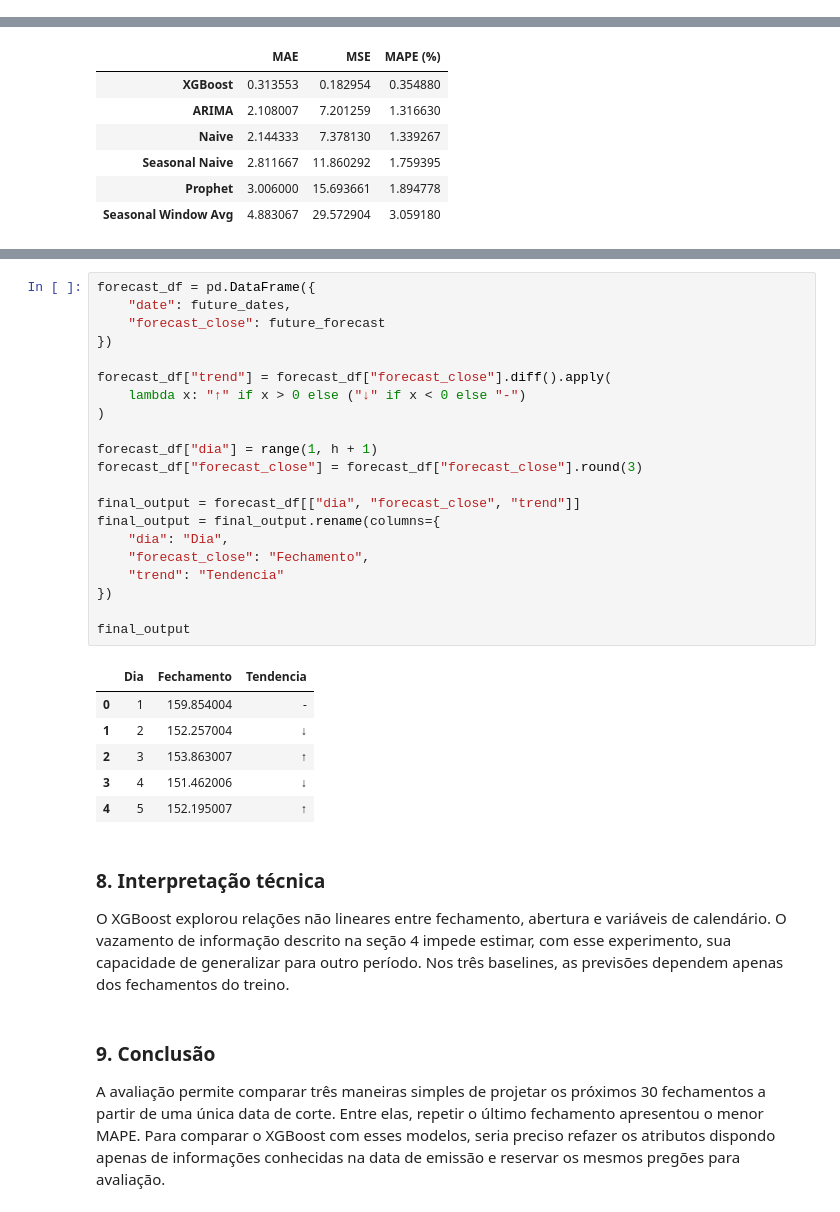
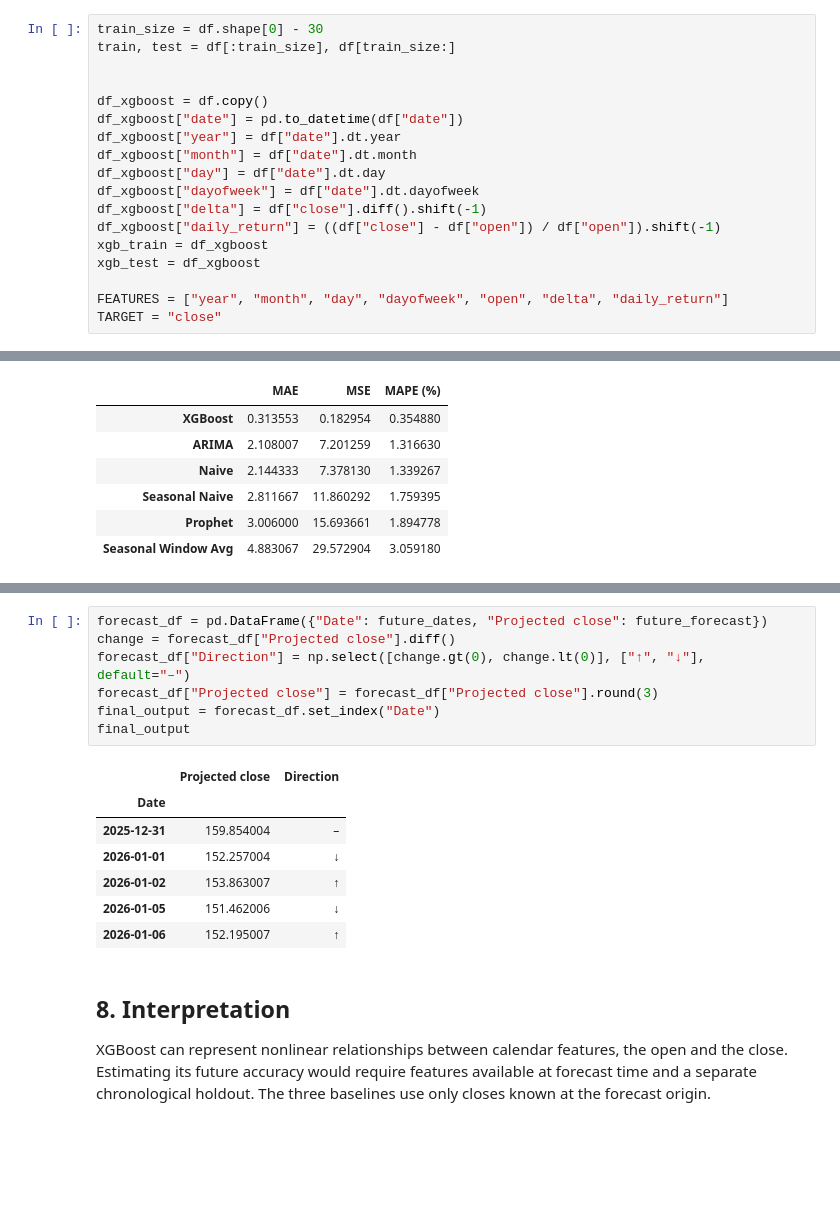
Before and after one commit to latcj/fiap-data-analytics-tc2-ibovespa-forecasting, a Jupyter notebook: notebooks/ibovespa.ipynb, the cells around one changed output, grey strips where cells are left out. Cells and saved outputs as stored; diff of their text form; blank space fills up the shorter version.

```diff
--- a/notebooks/ibovespa.ipynb
+++ b/notebooks/ibovespa.ipynb
@@ -469,0 +202,18 @@ Os modelos foram avaliados utilizando métricas de regressão:
+# %%
+train_size = df.shape[0] - 30
+train, test = df[:train_size], df[train_size:]
+
+
+df_xgboost = df.copy()
+df_xgboost["date"] = pd.to_datetime(df["date"])
+df_xgboost["year"] = df["date"].dt.year
+df_xgboost["month"] = df["date"].dt.month
+df_xgboost["day"] = df["date"].dt.day
+df_xgboost["dayofweek"] = df["date"].dt.dayofweek
+df_xgboost["delta"] = df["close"].diff().shift(-1)
+df_xgboost["daily_return"] = ((df["close"] - df["open"]) / df["open"]).shift(-1)
+xgb_train = df_xgboost
+xgb_test = df_xgboost
+
+FEATURES = ["year", "month", "day", "dayofweek", "open", "delta", "daily_return"]
+TARGET = "close"
@@ -543,38 +401,20 @@ plt.ylabel("Fechamento")
 plt.legend()
 plt.show()
-# %%
-forecast_df = pd.DataFrame({
-    "date": future_dates,
-    "forecast_close": future_forecast
-})
-
-forecast_df["trend"] = forecast_df["forecast_close"].diff().apply(
-    lambda x: "↑" if x > 0 else ("↓" if x < 0 else "-")
-)
-
-forecast_df["dia"] = range(1, h + 1)
-forecast_df["forecast_close"] = forecast_df["forecast_close"].round(3)
-
-final_output = forecast_df[["dia", "forecast_close", "trend"]]
-final_output = final_output.rename(columns={
-    "dia": "Dia",
-    "forecast_close": "Fechamento",
-    "trend": "Tendencia"
-})
-
-final_output
-# %% [output]
-|  | Dia | Fechamento | Tendencia |
-| 0 | 1 | 159.854004 | - |
-| 1 | 2 | 152.257004 | ↓ |
-| 2 | 3 | 153.863007 | ↑ |
-| 3 | 4 | 151.462006 | ↓ |
-| 4 | 5 | 152.195007 | ↑ |
-# %% [markdown]
-### 8. Interpretação técnica
-
-O XGBoost explorou relações não lineares entre fechamento, abertura e variáveis de calendário. O vazamento de informação descrito na seção 4 impede estimar, com esse experimento, sua capacidade de generalizar para outro período. Nos três baselines, as previsões dependem apenas dos fechamentos do treino.
-# %% [markdown]
-### 9. Conclusão
-
-A avaliação permite comparar três maneiras simples de projetar os próximos 30 fechamentos a partir de uma única data de corte. Entre elas, repetir o último fechamento apresentou o menor MAPE. Para comparar o XGBoost com esses modelos, seria preciso refazer os atributos dispondo apenas de informações conhecidas na data de emissão e reservar os mesmos pregões para avaliação.
+# %%
+forecast_df = pd.DataFrame({"Date": future_dates, "Projected close": future_forecast})
+change = forecast_df["Projected close"].diff()
+forecast_df["Direction"] = np.select([change.gt(0), change.lt(0)], ["↑", "↓"], default="–")
+forecast_df["Projected close"] = forecast_df["Projected close"].round(3)
+final_output = forecast_df.set_index("Date")
+final_output
+# %% [output]
+|  | Projected close | Direction |
+| Date |  |  |
+| 2025-12-31 | 159.854004 | – |
+| 2026-01-01 | 152.257004 | ↓ |
+| 2026-01-02 | 153.863007 | ↑ |
+| 2026-01-05 | 151.462006 | ↓ |
+| 2026-01-06 | 152.195007 | ↑ |
+# %% [markdown]
+## 8. Interpretation
+XGBoost can represent nonlinear relationships between calendar features, the open and the close. Estimating its future accuracy would require features available at forecast time and a separate chronological holdout. The three baselines use only closes known at the forecast origin.
```
Also changed, not shown: parts of 58 cells of this notebook, 4 other files.
